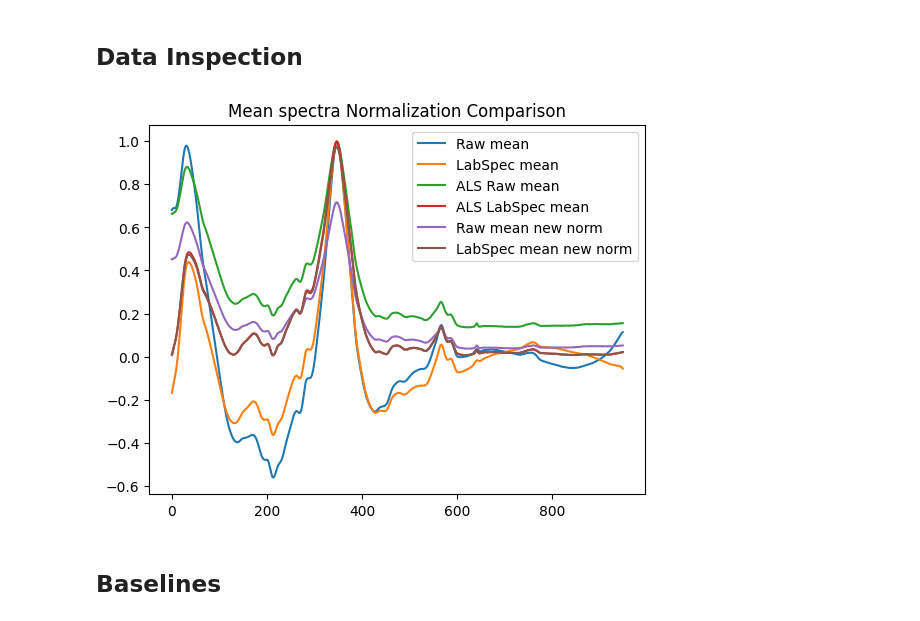
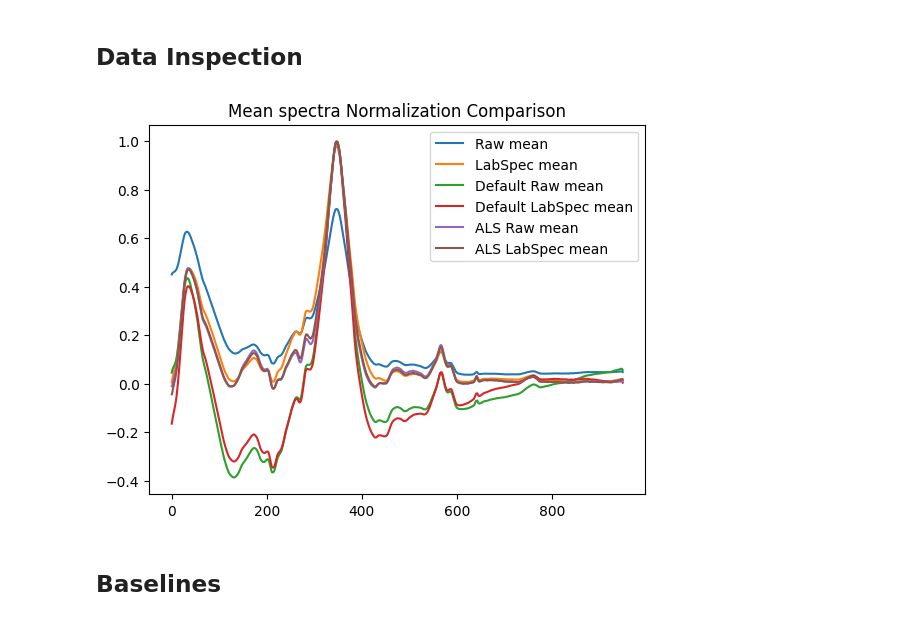
Before and after one commit to luxShrine/pyspec, a Jupyter notebook: notebooks/6.0-ls-normalization-compare.ipynb, the cells around one changed output. Drawn from its saved outputs; the diff is of its cells as text; code cells hidden in the pictures.

```diff
--- a/notebooks/6.0-ls-normalization-compare.ipynb
+++ b/notebooks/6.0-ls-normalization-compare.ipynb
@@ -20,34 +20,39 @@ except Exception:
 # %% [markdown]
 ## Data Inspection
 # %%
-from pyspectral.dataset import SpectraPair
-from pyspectral.features import PeakNormConfig, GlobalPeakNorm, ALS
+from pyspectral.data.io import SpectraPair, read_pairs
+from pyspectral.data.preprocessing import PeakNormConfig, GlobalPeakNorm, ALS, PreConfig
 from pyspectral.config import DATA_DIR
 
 DATA = DATA_DIR
 ANN  = DATA / "annotations_S80.csv"
 peak_cfg = PeakNormConfig(mode=GlobalPeakNorm())
+pre_none = PreConfig(baseline=None)
+pre_poly = PreConfig.make_poly(7, 3)
+pre_ALS = PreConfig.make_als()
 
-pairs_new_norm , arts_new_norm  = SpectraPair.from_annotations(ANN, DATA, peak_cfg=peak_cfg, baseline_method=None)
-pairs_def, arts_def = SpectraPair.from_annotations(ANN, DATA, spike_k= 9, baseline_method = 6)
-pairs_als, arts_als = SpectraPair.from_annotations(ANN, DATA, spike_k= 9, baseline_method=ALS)
-X = pairs_def.X_raw.astype(np.float32)   # (N,C)
-Y = pairs_def.Y_proc.astype(np.float32)  # (N,C)
-X_new_norm = pairs_new_norm.X_raw.astype(np.float32)   # (N,C)
-Y_new_norm  = pairs_new_norm.Y_proc.astype(np.float32)  # (N,C)
-X_als = pairs_als.X_raw.astype(np.float32)   # (N,C)
-Y_als  = pairs_als.Y_proc.astype(np.float32)  # (N,C)
+rows = read_pairs( ANN, DATA)
+pairs_none, arts_none = SpectraPair.from_annotations(rows, peak_cfg=peak_cfg, pre_config=pre_none)
+pairs_def, arts_def = SpectraPair.from_annotations(rows, pre_config=pre_poly)
+pairs_als, arts_als = SpectraPair.from_annotations(rows, pre_config=pre_ALS)
+
+X_none = pairs_none.X_raw.astype(np.float32)
+Y_none  = pairs_none.Y_proc.astype(np.float32)
+X_def = pairs_def.X_raw.astype(np.float32)   # (N,C)
+Y_def = pairs_def.Y_proc.astype(np.float32)  # (N,C)
+X_als = pairs_als.X_raw.astype(np.float32)
+Y_als  = pairs_als.Y_proc.astype(np.float32)
+
 N, C = X.shape
-
 H, W = 8, 8
 assert N == H*W, f"Expected {H}x{W} grid -> N={H*W}, got N={N}"
 
-plt.plot(X.mean(0), label="Raw mean"); plt.plot(Y.mean(0), label="LabSpec mean");
+plt.plot(X_none.mean(0), label="Raw mean"); plt.plot(Y_none.mean(0), label="LabSpec mean");
+plt.plot(X_def.mean(0), label="Default Raw mean"); plt.plot(Y_def.mean(0), label="Default LabSpec mean");
 plt.plot(X_als.mean(0), label="ALS Raw mean"); plt.plot(Y_als.mean(0), label="ALS LabSpec mean");
-plt.plot(X_new_norm.mean(0), label="Raw mean new norm"); plt.plot(Y_new_norm.mean(0), label="LabSpec mean new norm");
 plt.legend(); plt.title("Mean spectra Normalization Comparison"); plt.show()
 # %% [output]
-[figure, old version]
+[figure, new version]
 # %% [markdown]
 ## Baselines
 # %% [markdown]
```
Also changed, not shown: parts of 5 cells of this notebook, 7 other files.
